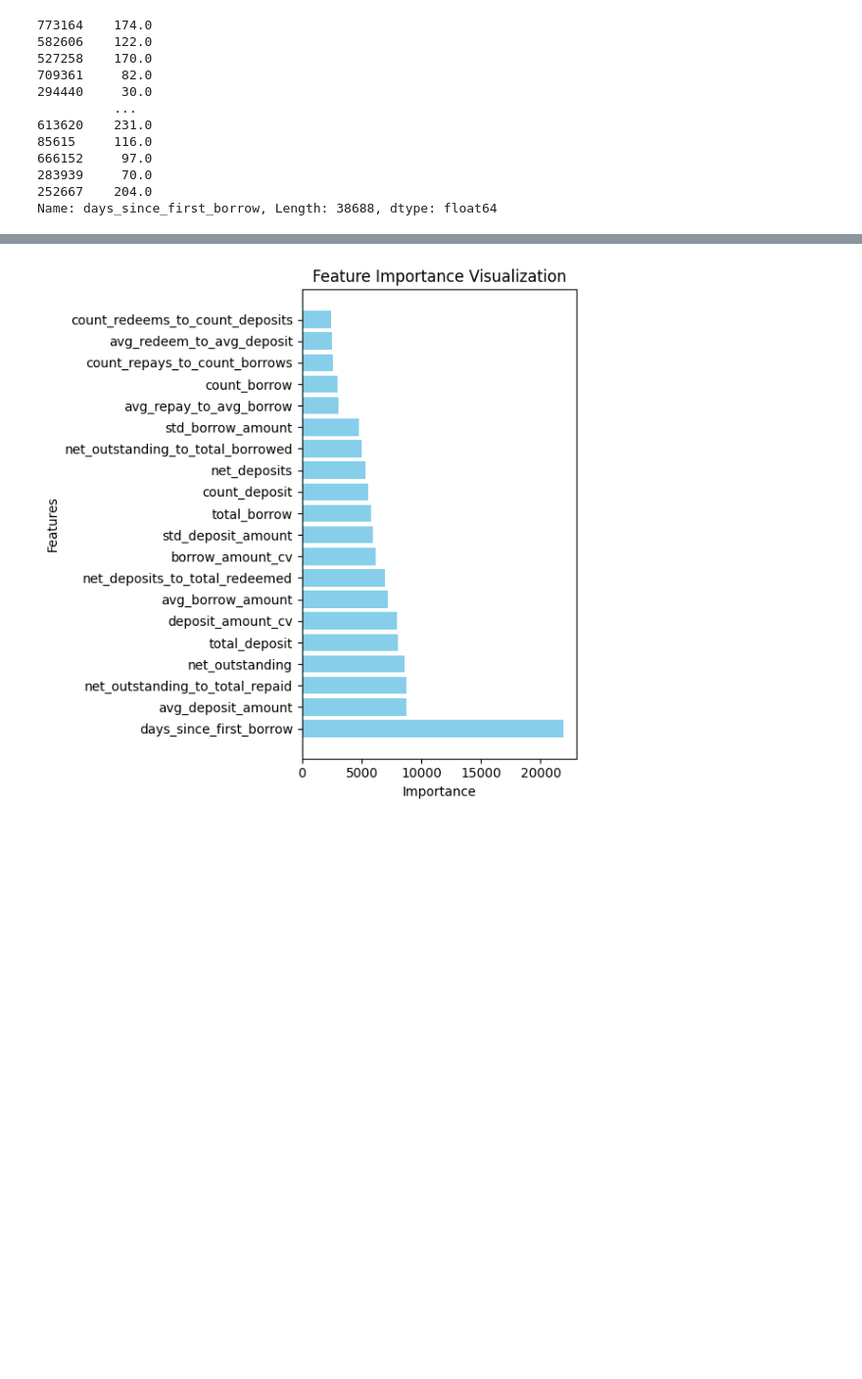
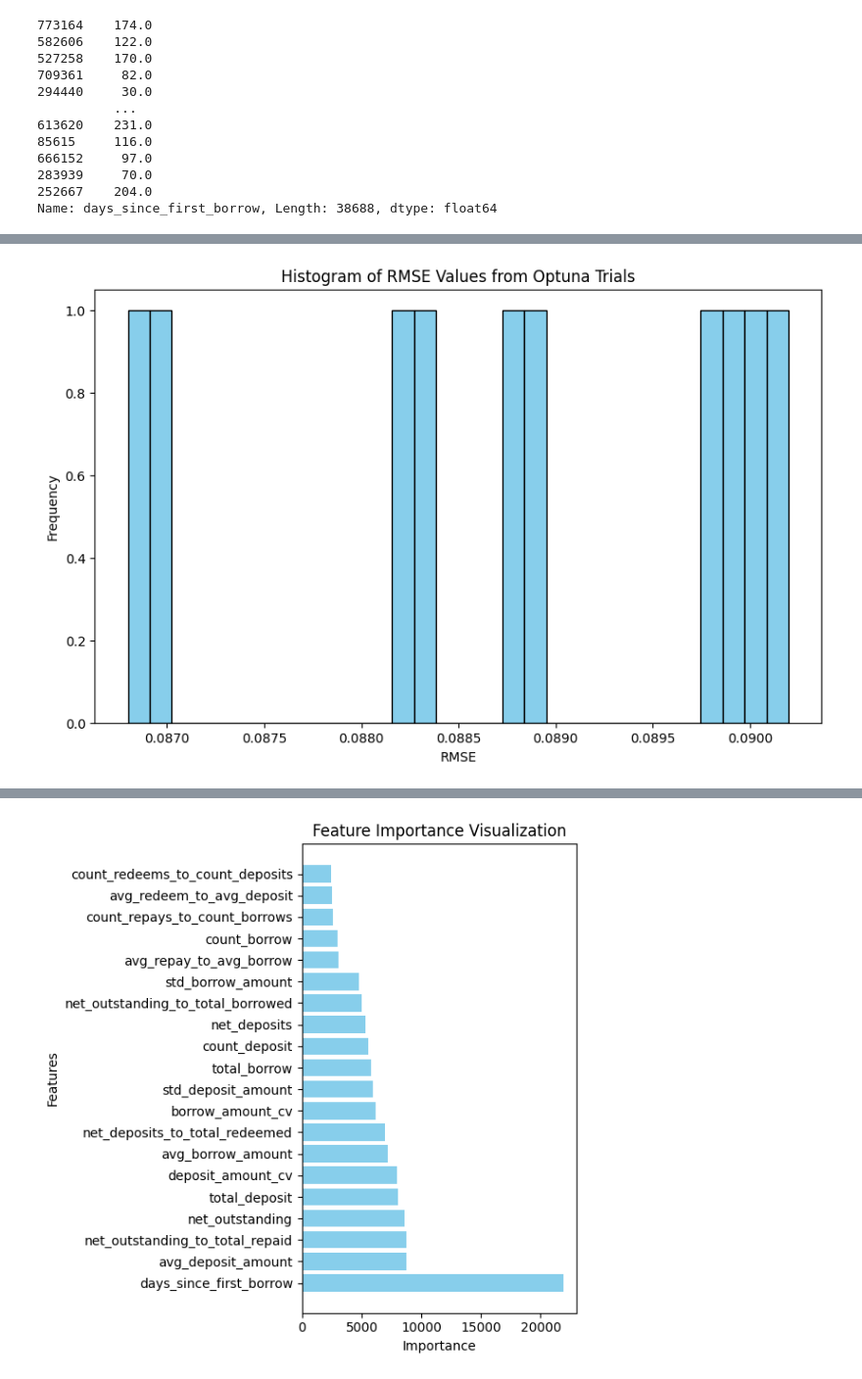
Before and after one commit to ennriqe/Giza-Gora-Competition, a Jupyter notebook: LightGBM Model.ipynb, the cells around one changed output, grey strips where cells are left out. Shown at 98% size. Cells and saved outputs as stored; diff of their text form; code cells hidden in the pictures; blank space fills up the shorter version.

```diff
--- a/LightGBM Model.ipynb
+++ b/LightGBM Model.ipynb
@@ -265 +566,16 @@ X_test_eval['y_pred'] = y_test_pred
+# %%
+import matplotlib.pyplot as plt
+
+# Extract RMSE values from each trial
+rmse_values = [trial.value for trial in study.trials if trial.value is not None]
+
+# Plotting the histogram of RMSE values
+plt.figure(figsize=(10, 6))
+plt.hist(rmse_values, bins=30, color='skyblue', edgecolor='black')
+plt.title('Histogram of RMSE Values from Optuna Trials')
+plt.xlabel('RMSE')
+plt.ylabel('Frequency')
+plt.show()
+# %% [output]
+[figure, added]
 # %%
```
Also changed, not shown: parts of 19 cells of this notebook.
